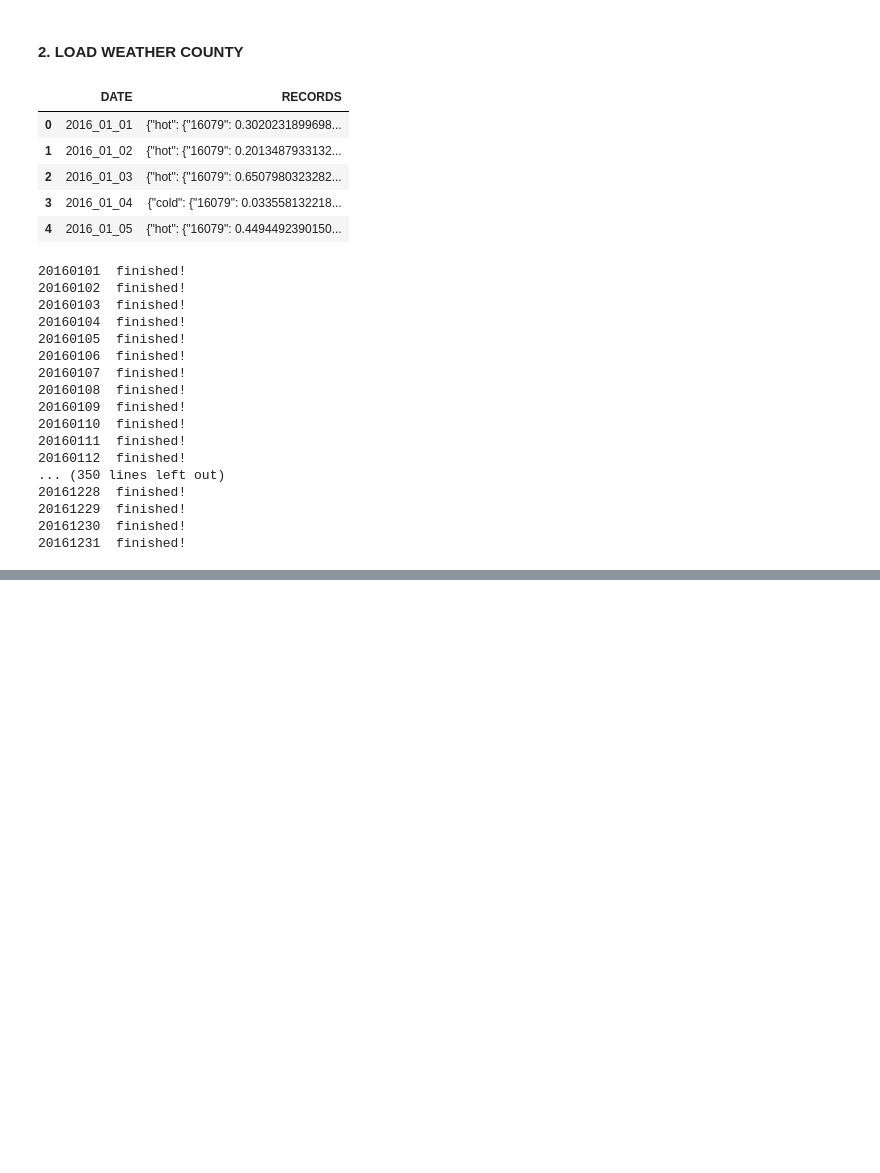
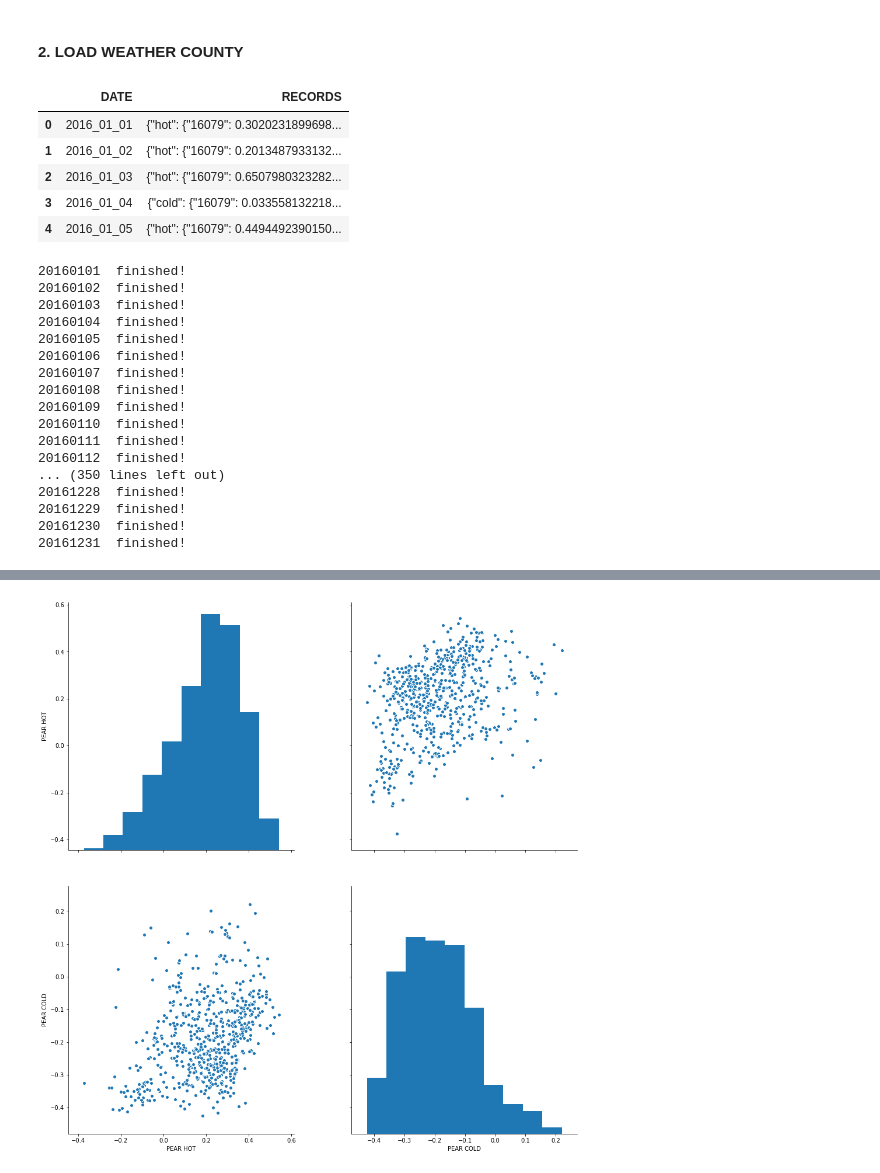
Before and after one commit to ShawnHouCHN/Advanced-Project-in-Digital-Media-Engineering-E17, a Jupyter notebook: notebooks/USA climatological station data parser.ipynb, the cells around one changed output, grey strips where cells are left out. Cells and saved outputs as stored; diff of their text form; code cells hidden in the pictures; blank space fills up the shorter version.

```diff
--- a/notebooks/USA climatological station data parser.ipynb
+++ b/notebooks/USA climatological station data parser.ipynb
@@ -483,3 +482,6 @@ for hot_key,hot_value in daily_county_hottweets_dict.iteritems():
      daily_county_hottweets_dict[hot_key]=OrderedDict(sorted(hot_value.items()))
 for cold_key,cold_value in daily_county_coldtweets_dict.iteritems():
      daily_county_coldtweets_dict[cold_key]=OrderedDict(sorted(cold_value.items()))
+
+daily_county_hottweets_dict=OrderedDict(sorted(daily_county_hottweets_dict.items()))
+daily_county_coldtweets_dict=OrderedDict(sorted(daily_county_coldtweets_dict.items()))
@@ -499,0 +517,15 @@ f.colorbar(points)
+# %%
+#Put 0 to the county with no tweets about weather
+for key, value in daily_county_hottweets_dict.iteritems():
+    county_set_with_tweets=set(value.keys())
+    missing_county_list=list(set(county_list)-county_set_with_tweets)
+    listofzeros = [0] * len(missing_county_list)
+    value.update(zip(missing_county_list,listofzeros))
+    daily_county_hottweets_dict[key]=OrderedDict(sorted(value.items()))
+
+for key, value in daily_county_coldtweets_dict.iteritems():
+    county_set_with_tweets=set(value.keys())
+    missing_county_list=list(set(county_list)-county_set_with_tweets)
+    listofzeros = [0] * len(missing_county_list)
+    value.update(zip(missing_county_list,listofzeros))
+    daily_county_coldtweets_dict[key]=OrderedDict(sorted(value.items()))
@@ -499,0 +658,44 @@ f.colorbar(points)
+# %%
+# Get the top 20% county with most of tweets in total (HOT + COLD)
+county_cold_nolabel_df = county_cold_df.drop(county_cold_df.columns[-1],axis=1)
+county_hot_nolabel_df = county_hot_df.drop(county_hot_df.columns[-1],axis=1)
+df_add=county_cold_nolabel_df.add(county_hot_nolabel_df)
+df_add['FIPS']=county_list
+df_add.set_index(['FIPS'])
+df_add['TOTAL']=df_add.sum(axis=1)
+toprate=0.2
+amount=int(round(len(df_add.index)*0.2))
+df_top=df_add.nlargest(amount, 'TOTAL')
+
+
+top_counties_list=df_top['FIPS'].tolist()
+
+county_hot_top_df=county_hot_df[county_hot_df['FIPS'].isin(top_counties_list)]
+county_cold_top_df=county_cold_df[county_cold_df['FIPS'].isin(top_counties_list)]
+
+
+pear_hot_top_list=list()
+pear_cold_top_list=list()
+for index, row in county_hot_top_df.iterrows():
+    county_tmaxs = daily_county_avg_knn_dfs[daily_county_avg_knn_dfs['FIPS']==row.tolist()[-1]].values.tolist()[0][:-1]
+    pear_hot=sp.stats.pearsonr(county_tmaxs,row.tolist()[:-1])[0]
+    pear_hot_top_list.append(pear_hot)
+for index, row in county_cold_top_df.iterrows():
+    county_tmaxs = daily_county_avg_knn_dfs[daily_county_avg_knn_dfs['FIPS']==row.tolist()[-1]].values.tolist()[0][:-1]
+    pear_cold=sp.stats.pearsonr(county_tmaxs,row.tolist()[:-1])[0]
+    pear_cold_top_list.append(pear_cold)
+
+correlation_top_df = pd.DataFrame({'PEAR HOT':pear_hot_top_list, 'PEAR COLD':pear_cold_top_list,'FIPS':county_hot_top_df['FIPS'].tolist()})
+
+county_name_top_list=list()
+for index, row in county_hot_top_df.iterrows():
+    county_name=usa_counties_df.loc[usa_counties_df['FIPS'] == row.tolist()[-1] , 'County [2]'].iloc[0]
+    county_name_top_list.append(county_name)
+
+correlation_top_df['NAME']=county_name_top_list
+
+
+pair_corr=sns.pairplot(correlation_top_df,vars=['PEAR HOT','PEAR COLD'])
+pair_corr.fig.set_size_inches(15,15, forward=True)
+# %% [output]
+[figure, added]
```
Also changed, not shown: parts of 12 cells of this notebook.
